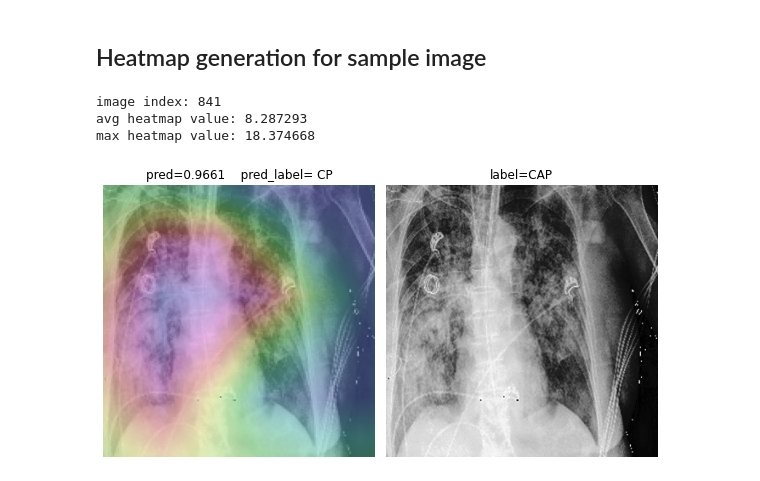
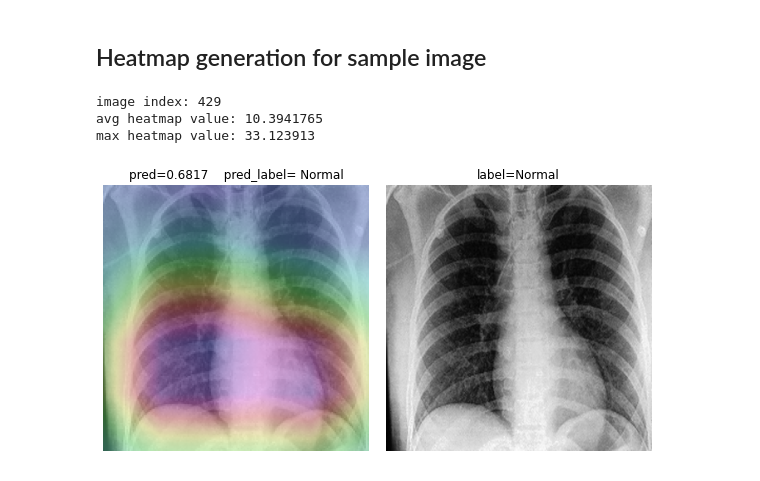
Before and after one commit to armiro/COVID-CXNet, a Jupyter notebook: multiclass_covid_cxnet.ipynb, the cells around one changed output. Saved outputs shown, nothing was run; the diff lists cells and outputs as text; code cells hidden in the pictures.

```diff
--- a/multiclass_covid_cxnet.ipynb
+++ b/multiclass_covid_cxnet.ipynb
@@ -367,4 +360,5 @@ X_test = np.array([X_test[idx] / 255. for idx in range(len(X_test))])
 # %%
+# model development based on the CheXNet pretrained model
 backbone = load_model("/content/drive/My Drive/CheXNet_model.hdf5")
 fc = Dense(units=10, activation='relu', name='fc')(backbone.layers[-2].output)
 do = Dropout(rate=0.2, name='dropout')(fc)
@@ -372,7 +366,7 @@ output = Dense(units=3, activation='softmax', name='pred')(do)
 classifier = Model(inputs=backbone.input, outputs=output)
 classifier.trainable = True
 
-fast_adam = optimizers.Adam(learning_rate=0.0001)
+fast_adam = optimizers.Adam(learning_rate=0.0002)
 smoothened_cce = tf.losses.CategoricalCrossentropy(label_smoothing=0.1)
 classifier.compile(optimizer=fast_adam, loss=smoothened_cce, metrics=['accuracy'])
 # classifier.summary()
@@ -416,8 +410,8 @@ class_weights = class_weight.compute_class_weight(class_weight='balanced',
 print('class weights are:', class_weights)
 fine_tuning = classifier.fit(augmenter.flow(x=X_train, y=y_train, batch_size=16),
                              steps_per_epoch=len(X_train)//16,
-                             callbacks=cb_list, epochs=20, verbose=1,
-                             validation_data=(X_test, y_test),
+                             callbacks=cb_list, epochs=50, verbose=1,
+                             validation_data=test_aug.flow(X_test, y_test),
                              class_weight=dict({0: class_weights[0], 1: class_weights[1],
                                                 2: class_weights[2]}))
 
@@ -433,9 +427,10 @@ plt.legend()
 plt.show()
 # fig.savefig('/content/drive/My Drive/covid_model/fine_tuning.png')
 # %%
-classifier.load_weights('/content/drive/My Drive/covid_model/eps=001_valLoss=0.9289.hdf5')
+classifier.load_weights('/content/drive/MyDrive/covid_model/eps=028_valLoss=0.595.hdf5')
 print('number of test-set images:', len(y_test))
 
+X_test = np.array([X_test[idx] / 255. for idx in range(len(X_test))]) # rescale test set
 y_pred = classifier.predict(X_test)
 y_pred = np.array([np.argmax(pred) for pred in y_pred])
 print('predicted labels: \n', y_pred)
@@ -453,11 +459,11 @@ print('test-set accuracy:', (cm[0][0] + cm[1][1] + cm[2][2])/np.sum(cm))
 # %%
 import seaborn as sns
 fig1 = plt.figure()
-labels = ['normal', 'CAP', 'CP']
+labels = ['Normal', 'CAP', 'CP']
 h = sns.heatmap(data=cm, cmap='Blues', annot=True, annot_kws={'size': 15}, fmt='d',
                 vmin=0, vmax=300, xticklabels=labels, yticklabels=labels, cbar=False)
 h.set_yticklabels(h.get_yticklabels(), rotation=0)
-# plt.title('annotated heatmap for confusion matrix')
+plt.title('annotated heatmap for confusion matrix')
 plt.show()
-fig1.savefig('/content/drive/My Drive/multiclass_cm_heatmap.pdf')
+# fig1.savefig('/content/drive/My Drive/multiclass_cm_heatmap.pdf')
 # %% [output]
@@ -563,8 +569,8 @@ class GradCAM:
 # %%
 # predictor = load_model('/content/drive/My Drive/COVID-CXNet_model.hdf5')
 predictor = classifier
-# IMG_ID = np.random.randint(low=0, high=len(X_test), size=None)
-IMG_ID = 841
+IMG_ID = np.random.randint(low=0, high=len(X_test), size=None)
+# IMG_ID = 841
 print('image index:', IMG_ID)
 
 
@@ -577,34 +583,34 @@ test_img = cv2.resize(src=test_img, dsize=(320, 320))
 plain_img = test_img[:, :, 2]
 temp_img = (plain_img * 255.).astype('uint8')
 
 labels = ['Normal', 'CAP', 'CP']
 pred = predictor.predict(np.expand_dims(test_img, axis=0))
 pred_label = labels[np.argmax(pred)]
 
 
 cam = GradCAM(model=predictor, classIdx=np.argmax(pred), layerName=None)
 heatmap = cam.compute_heatmap(image=test_img, normalize=True)
 overlaid_heatmap = cam.overlay_heatmap(heatmap=heatmap, image=temp_img, alpha=0.8,
                                        colormap=cv2.COLORMAP_HSV)
 
 overlaid_heatmap = overlaid_heatmap[75:245, 75:245, :]
 # test_img = test_img[75:245, 75:245]
 
 fig = plt.figure(num=2, figsize=(8, 8))
 plt.subplot(1, 2, 1)
 plt.imshow(overlaid_heatmap)
 plt.axis('off')
 plt.title('pred=%.4f    pred_label= %s' % (np.max(pred), pred_label))
 
 plt.subplot(1, 2, 2)
 plt.imshow(X_test[IMG_ID][:, :, 2], cmap='gray')
 plt.axis('off')
 plt.title('label=%s' % labels[y_test_decoded[IMG_ID]])
 fig.tight_layout()
 plt.show()
 # fig.savefig('/content/drive/My Drive/multi_%d.pdf' % IMG_ID, bbox_inches='tight', pad_inches=0.1)
 # %% [output]
-image index: 841
-avg heatmap value: 8.287293
-max heatmap value: 18.374668
+image index: 429
+avg heatmap value: 10.3941765
+max heatmap value: 33.123913
-[figure, old version]
+[figure, new version]
```
Also changed, not shown: parts of 11 cells of this notebook.
